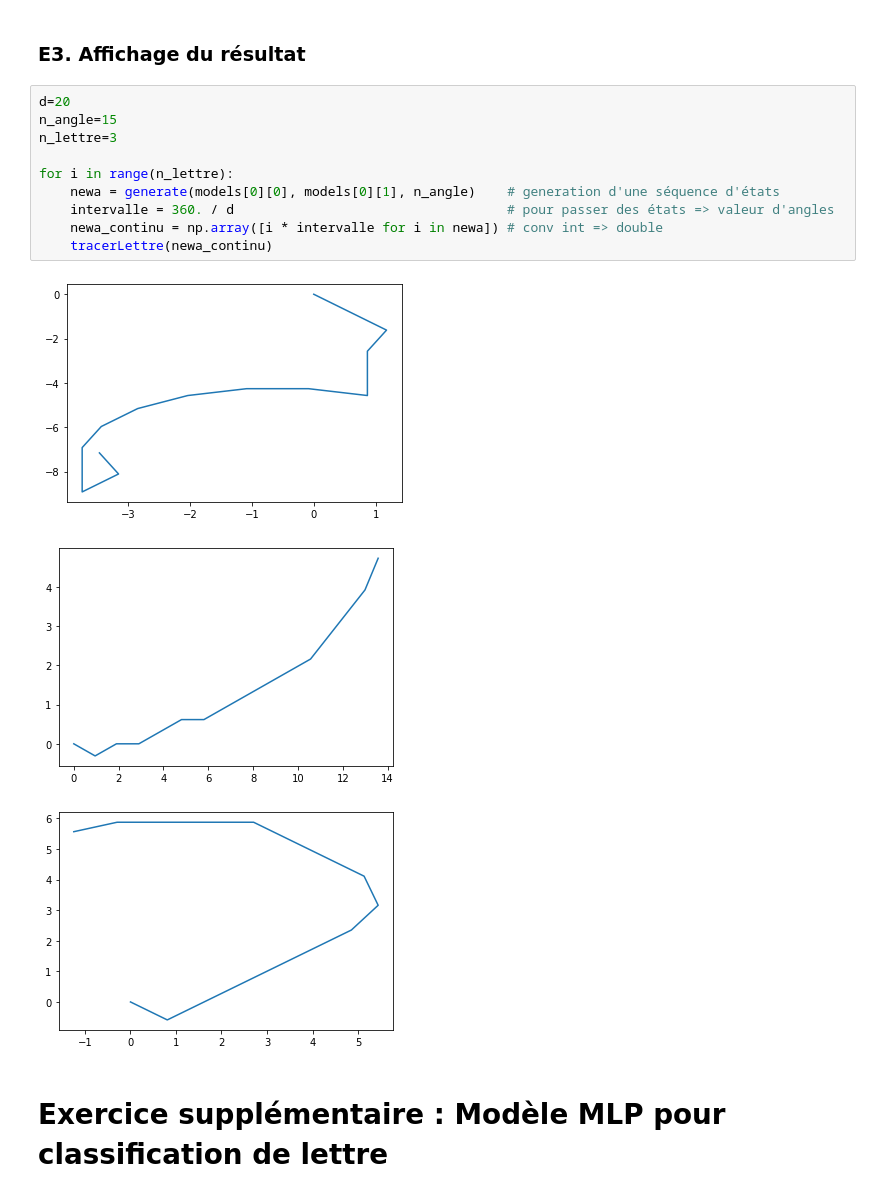
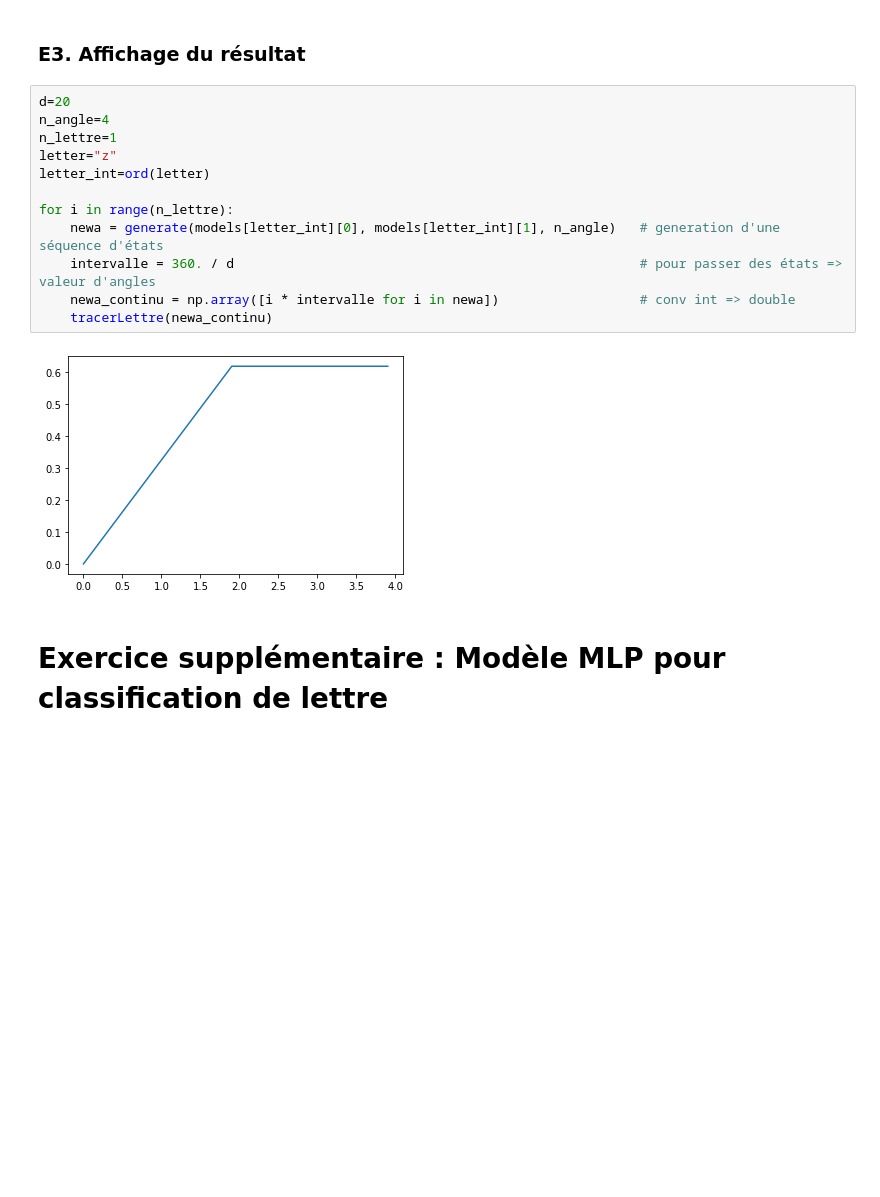
Before and after one commit to hanzopgp/MasterBioInformaticsPTs, a Jupyter notebook: S1/MAPSI/TME/TME6/enonce/TME6DurandKordon.ipynb, the cells around one changed output. Drawn from its saved outputs; the diff is of its cells as text; blank space fills up the shorter version.

```diff
--- a/S1/MAPSI/TME/TME6/enonce/TME6DurandKordon.ipynb
+++ b/S1/MAPSI/TME/TME6/enonce/TME6DurandKordon.ipynb
@@ -597,18 +597,18 @@ def generate(Pi,A,N):
 ### E3. Affichage du résultat
 # %%
 d=20
-n_angle=15
-n_lettre=3
+n_angle=4
+n_lettre=1
+letter="z"
+letter_int=ord(letter)
 
 for i in range(n_lettre):
-    newa = generate(models[0][0], models[0][1], n_angle)    # generation d'une séquence d'états
-    intervalle = 360. / d                                   # pour passer des états => valeur d'angles
-    newa_continu = np.array([i * intervalle for i in newa]) # conv int => double
+    newa = generate(models[letter_int][0], models[letter_int][1], n_angle)   # generation d'une séquence d'états
+    intervalle = 360. / d                                                    # pour passer des états => valeur d'angles
+    newa_continu = np.array([i * intervalle for i in newa])                  # conv int => double
     tracerLettre(newa_continu)
 # %% [output]
-[figure, old version]
+[figure, new version]
-[figure, removed]
-[figure, removed]
 # %% [markdown]
 # Exercice supplémentaire : Modèle MLP pour classification de lettre
 # %%
```
Also changed, not shown: parts of 8 cells of this notebook, 1 other file.
